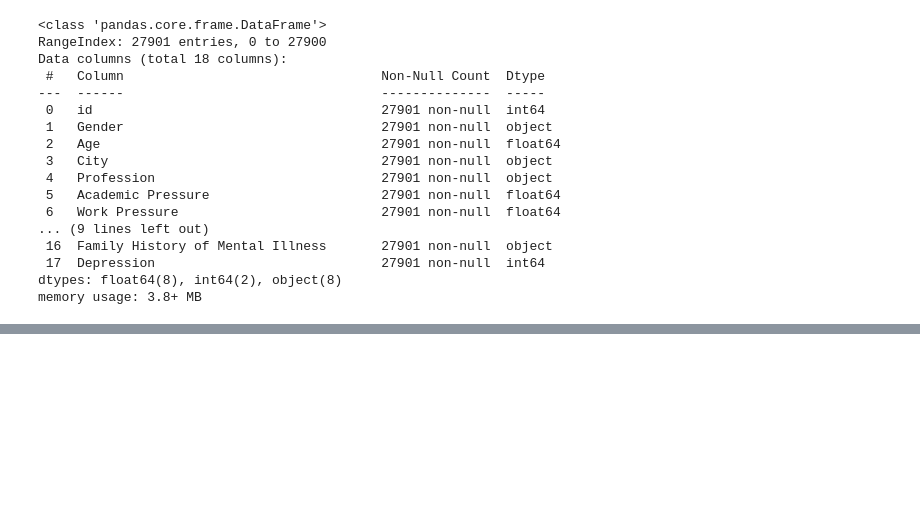
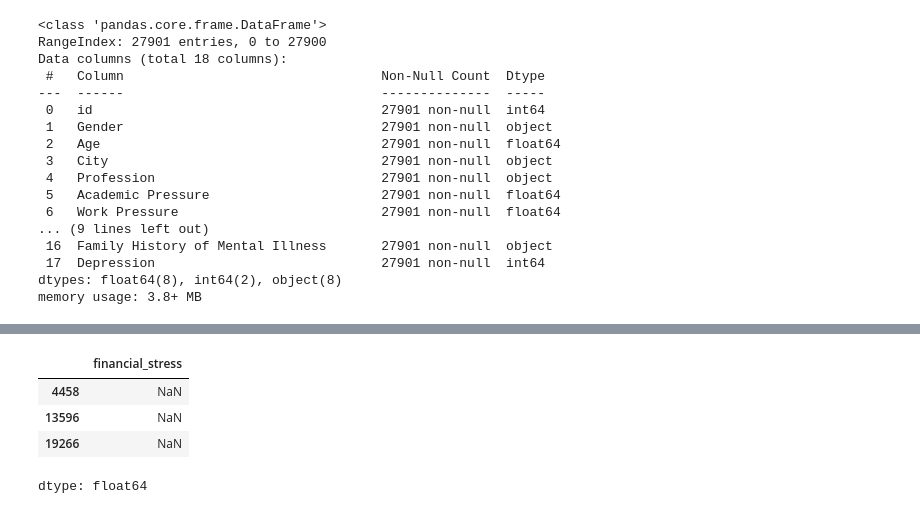
Before and after one commit to ruanlinhares/preview_ecommerce, a Jupyter notebook: depression_study.ipynb, the cells around one changed output, grey strips where cells are left out. Cells and saved outputs as stored; diff of their text form; code cells hidden in the pictures; blank space fills up the shorter version.

```diff
--- a/depression_study.ipynb
+++ b/depression_study.ipynb
@@ -108,0 +149,9 @@ base[base.Degree == 'PhD'].notnull()
+# %%
+# Funcao loc(), Filtra pela os registros e mostra somente a coluna onde a as celulas ce encontram com valor nulo
+base.loc[base.financial_stress.isnull(), "financial_stress"]
+# %% [output]
+|  | financial_stress |
+| 4458 | NaN |
+| 13596 | NaN |
+| 19266 | NaN |
+dtype: float64
```
Also changed, not shown: parts of 15 cells of this notebook.
